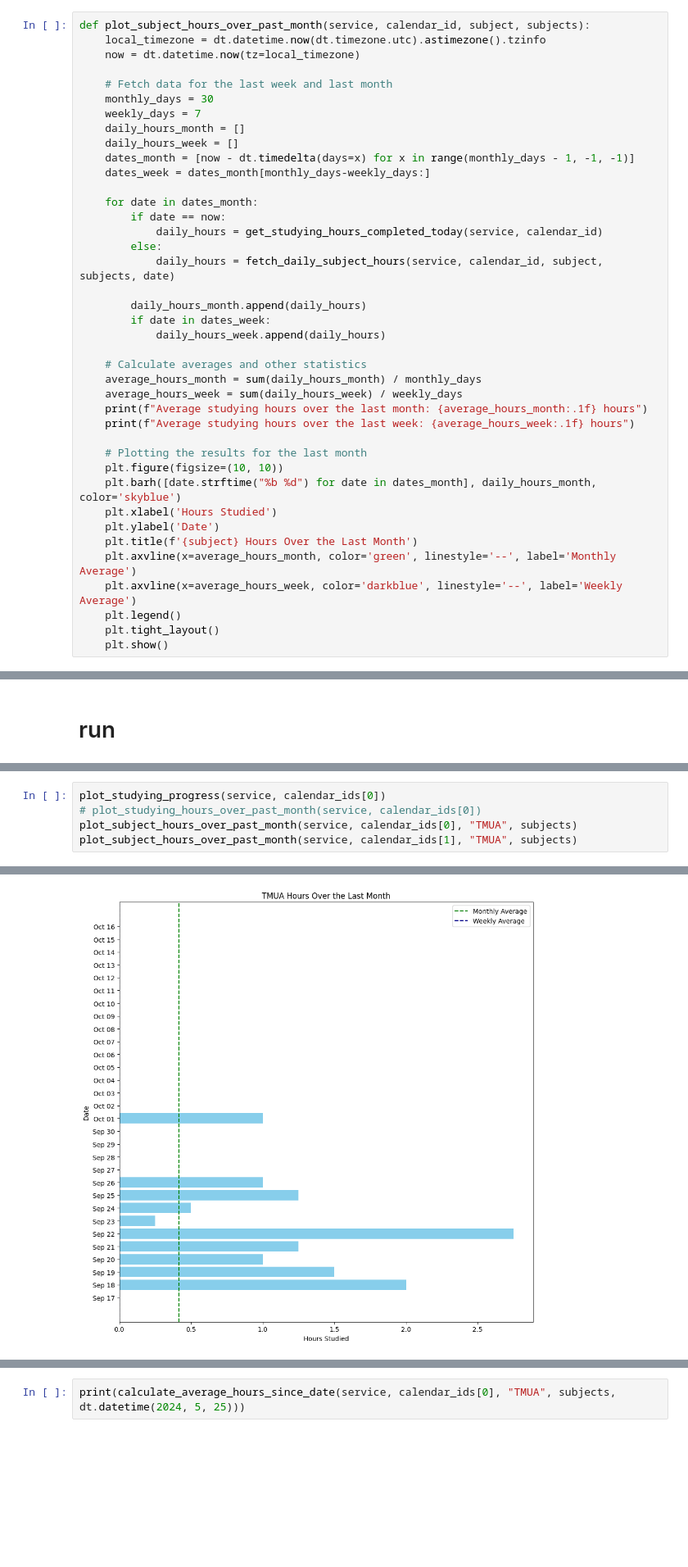
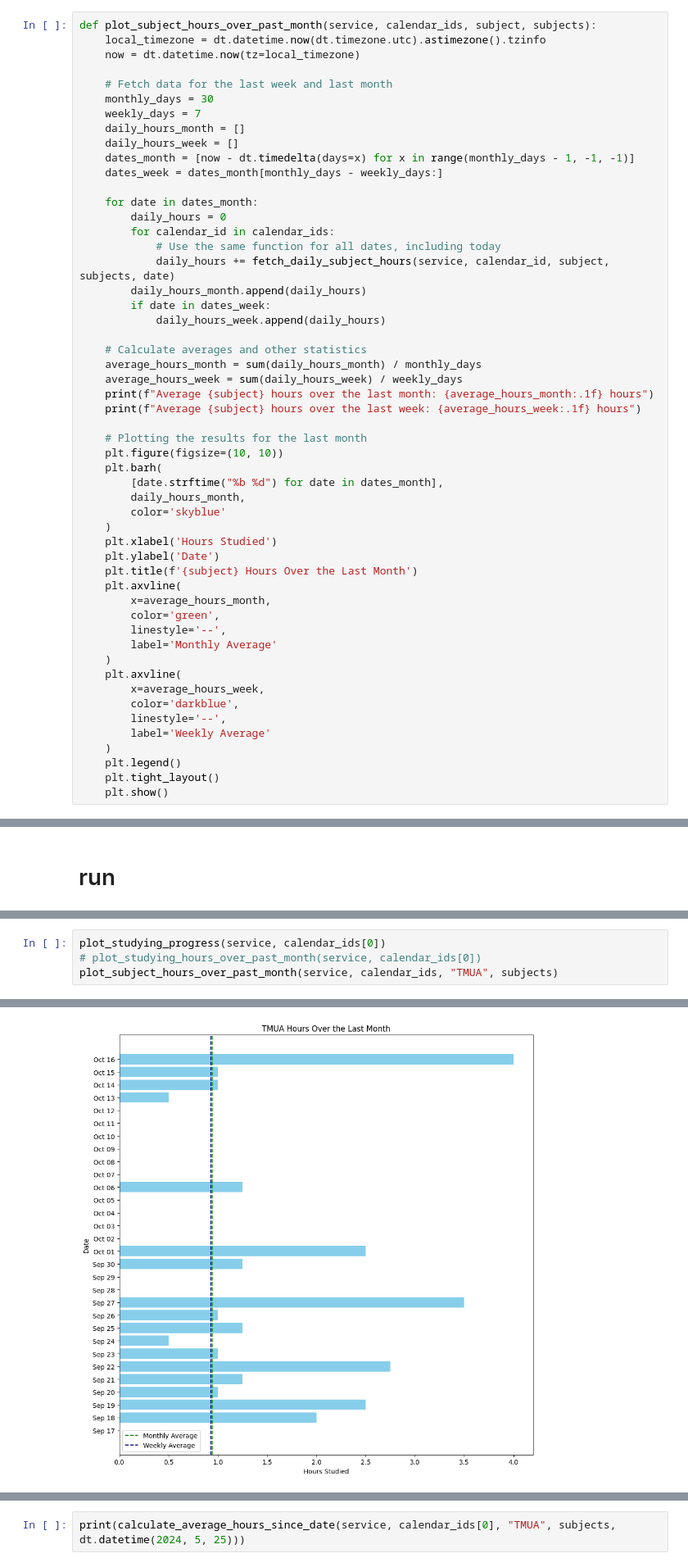
Before and after one commit to brimell/studying, a Jupyter notebook: study_stats.ipynb, the cells around one changed output, grey strips where cells are left out. Shown at 82% size. Cells and saved outputs as stored; diff of their text form; blank space fills up the shorter version.

Commit message:
the plot_subject_hours_over_past_month function just takes the list of calendar_ids and then merges the hours of both together to output 1 graph

```diff
--- a/study_stats.ipynb
+++ b/study_stats.ipynb
@@ -297,7 +295,7 @@ def plot_studying_hours_over_past_month(service, calendar_id):
 # %% [markdown]
 ## subject specific hours over past month
 # %%
-def plot_subject_hours_over_past_month(service, calendar_id, subject, subjects):
+def plot_subject_hours_over_past_month(service, calendar_ids, subject, subjects):
     local_timezone = dt.datetime.now(dt.timezone.utc).astimezone().tzinfo
     now = dt.datetime.now(tz=local_timezone)
 
@@ -307,14 +305,13 @@ def plot_subject_hours_over_past_month(service, calendar_id, subject, subjects):
     daily_hours_month = []
     daily_hours_week = []
     dates_month = [now - dt.timedelta(days=x) for x in range(monthly_days - 1, -1, -1)]
-    dates_week = dates_month[monthly_days-weekly_days:]
+    dates_week = dates_month[monthly_days - weekly_days:]
 
     for date in dates_month:
-        if date == now:
-            daily_hours = get_studying_hours_completed_today(service, calendar_id)
-        else:
-            daily_hours = fetch_daily_subject_hours(service, calendar_id, subject, subjects, date)
-
+        daily_hours = 0
+        for calendar_id in calendar_ids:
+            # Use the same function for all dates, including today
+            daily_hours += fetch_daily_subject_hours(service, calendar_id, subject, subjects, date)
         daily_hours_month.append(daily_hours)
         if date in dates_week:
             daily_hours_week.append(daily_hours)
@@ -322,17 +319,31 @@ def plot_subject_hours_over_past_month(service, calendar_id, subject, subjects):
     # Calculate averages and other statistics
     average_hours_month = sum(daily_hours_month) / monthly_days
     average_hours_week = sum(daily_hours_week) / weekly_days
-    print(f"Average studying hours over the last month: {average_hours_month:.1f} hours")
-    print(f"Average studying hours over the last week: {average_hours_week:.1f} hours")
+    print(f"Average {subject} hours over the last month: {average_hours_month:.1f} hours")
+    print(f"Average {subject} hours over the last week: {average_hours_week:.1f} hours")
 
     # Plotting the results for the last month
     plt.figure(figsize=(10, 10))
-    plt.barh([date.strftime("%b %d") for date in dates_month], daily_hours_month, color='skyblue')
+    plt.barh(
+        [date.strftime("%b %d") for date in dates_month],
+        daily_hours_month,
+        color='skyblue'
+    )
     plt.xlabel('Hours Studied')
     plt.ylabel('Date')
     plt.title(f'{subject} Hours Over the Last Month')
-    plt.axvline(x=average_hours_month, color='green', linestyle='--', label='Monthly Average')
-    plt.axvline(x=average_hours_week, color='darkblue', linestyle='--', label='Weekly Average')
+    plt.axvline(
+        x=average_hours_month,
+        color='green',
+        linestyle='--',
+        label='Monthly Average'
+    )
+    plt.axvline(
+        x=average_hours_week,
+        color='darkblue',
+        linestyle='--',
+        label='Weekly Average'
+    )
     plt.legend()
     plt.tight_layout()
     plt.show()
@@ -513,8 +524,7 @@ TMUA: 6.5 hrs,
 # %%
 plot_studying_progress(service, calendar_ids[0])
 # plot_studying_hours_over_past_month(service, calendar_ids[0])
-plot_subject_hours_over_past_month(service, calendar_ids[0], "TMUA", subjects)
-plot_subject_hours_over_past_month(service, calendar_ids[1], "TMUA", subjects)
+plot_subject_hours_over_past_month(service, calendar_ids, "TMUA", subjects)
 # %% [output]
 No events found for today.
 No events found for today.
@@ -526,2 +535,2 @@ Average studying hours over the last week: 0.0 hours
 [figure]
-[figure, old version]
+[figure, new version]
```
Also changed, not shown: parts of 2 cells of this notebook.
